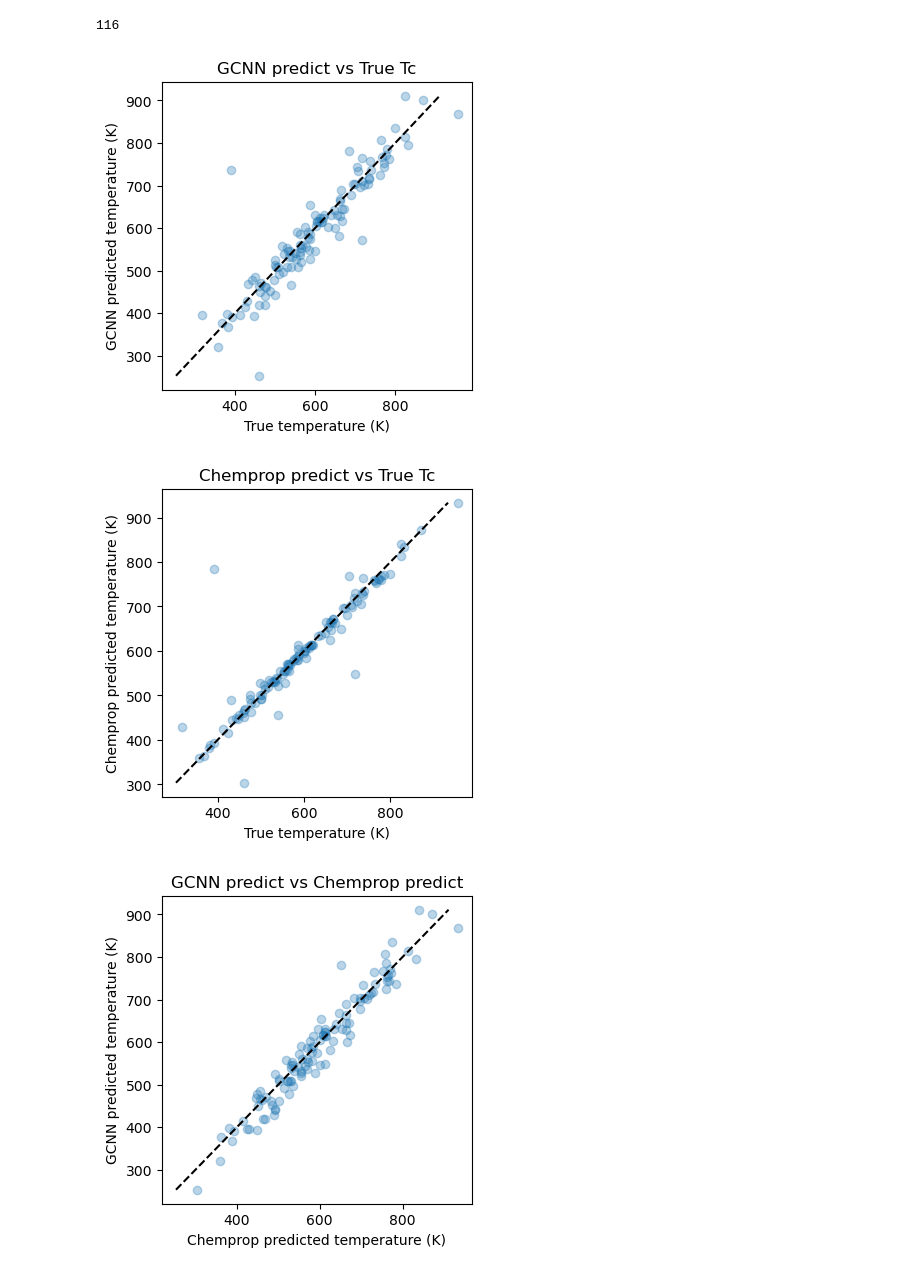
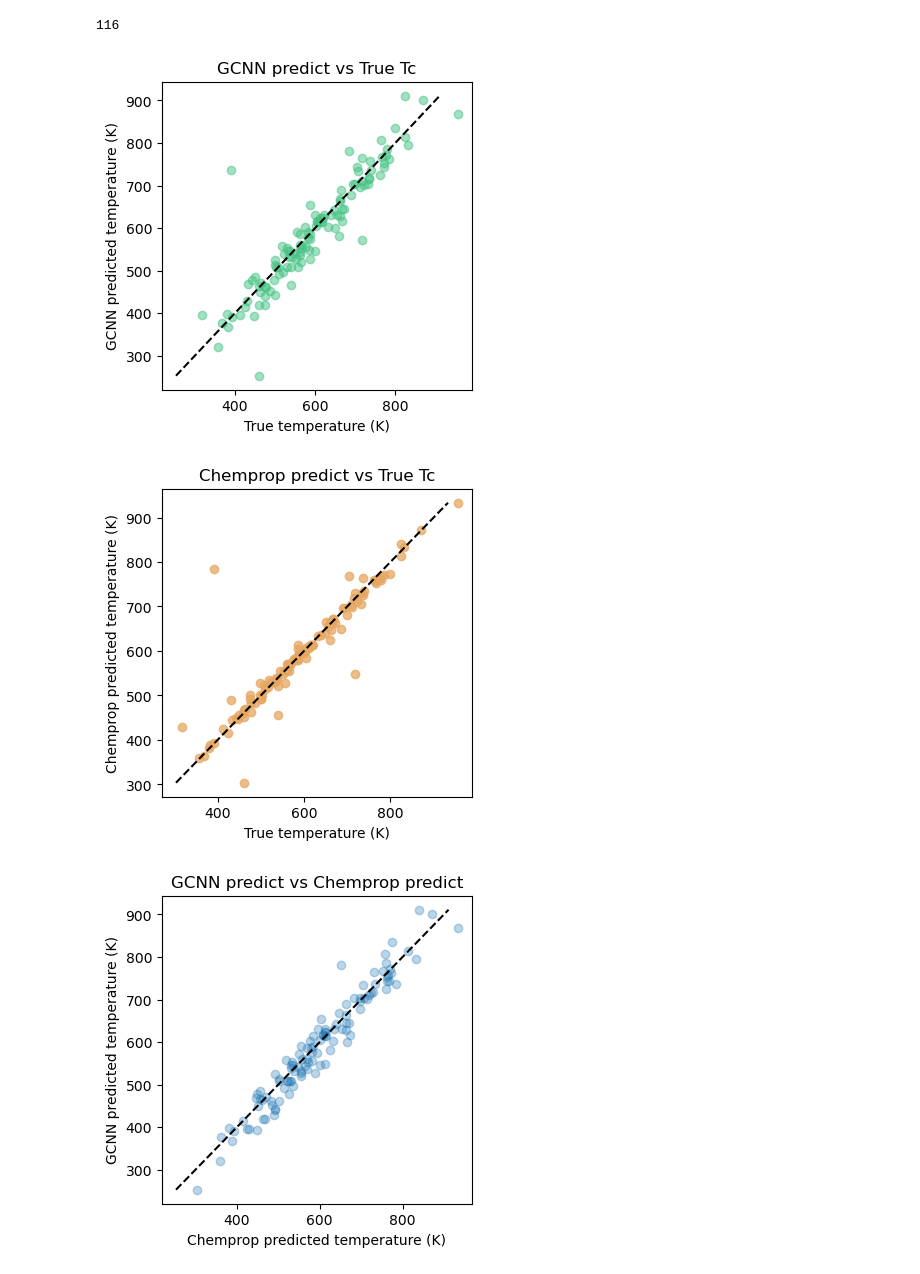
Before and after one commit to vanessa-b-campbell/critical_temp_GCNN, a Jupyter notebook: dataset_editing/chemprop_vs_GCNN.ipynb, the cells around one changed output. Drawn from its saved outputs; the diff is of its cells as text; code cells hidden in the pictures.

Commit message:
color change on graphs for poster

```diff
--- a/dataset_editing/chemprop_vs_GCNN.ipynb
+++ b/dataset_editing/chemprop_vs_GCNN.ipynb
@@ -18,24 +18,30 @@ len(G_predict)
 116
 # %%
 #predict vs true for GCNN and Chemprop
+
+hex_color = '#44C283'
+rgb_color = tuple(int(hex_color[i:i+2], 16) / 255 for i in (1, 3, 5))
 plt.figure(figsize=(4, 4), dpi=100)
-plt.scatter(G_true, G_predict, alpha=0.3)
+plt.scatter(G_true, G_predict, c=[rgb_color], alpha=0.50)
 plt.plot([min(G_predict), max(G_predict)], [min(G_predict),max(G_predict)], color="k", ls="--")
 plt.xlabel('True temperature (K)')
 plt.ylabel('GCNN predicted temperature (K)')
 plt.title('GCNN predict vs True Tc')
 plt.show()
 
+
+hex_color = '#E6A762'
+rgb_color = tuple(int(hex_color[i:i+2], 16) / 255 for i in (1, 3, 5))
 plt.figure(figsize=(4, 4), dpi=100)
-plt.scatter(G_true, CP_predict , alpha=0.3)
+plt.scatter(G_true, CP_predict, c=[rgb_color], alpha=0.75)
 plt.plot([min(CP_predict), max(CP_predict)], [min(CP_predict),max(CP_predict)], color="k", ls="--")
 plt.xlabel('True temperature (K)')
 plt.ylabel('Chemprop predicted temperature (K)')
 plt.title('Chemprop predict vs True Tc')
 plt.show()
 # %% [output]
-[figure, old version]
+[figure, new version]
-[figure, old version]
+[figure, new version]
 # %%
 plt.figure(figsize=(4, 4), dpi=100)
 plt.scatter(CP_predict, G_predict, alpha=0.3)
```
Also changed, not shown: parts of 1 cell of this notebook.
